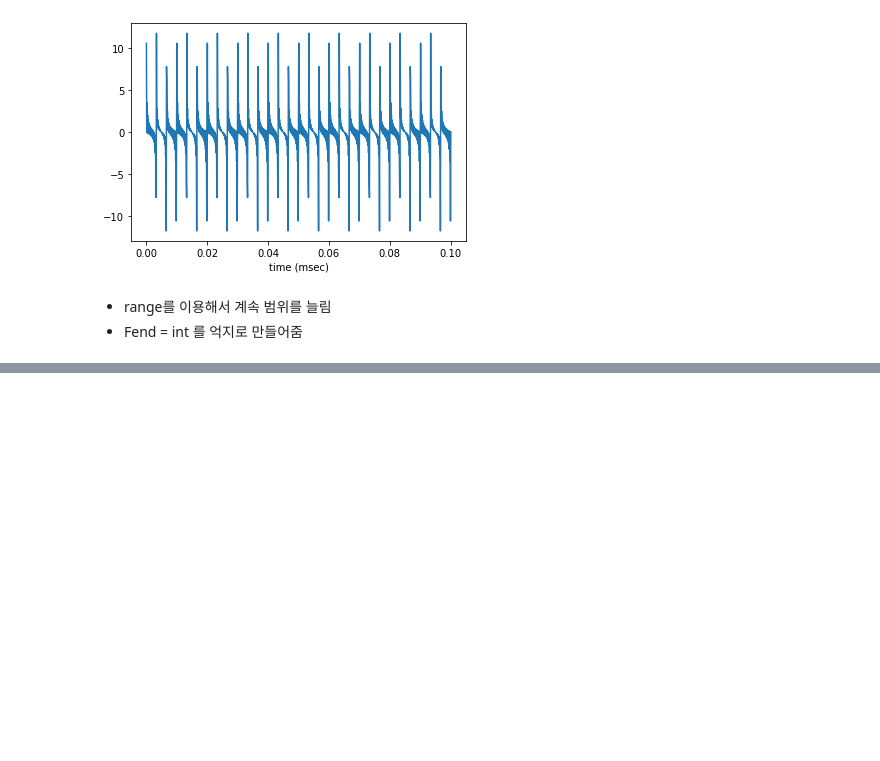
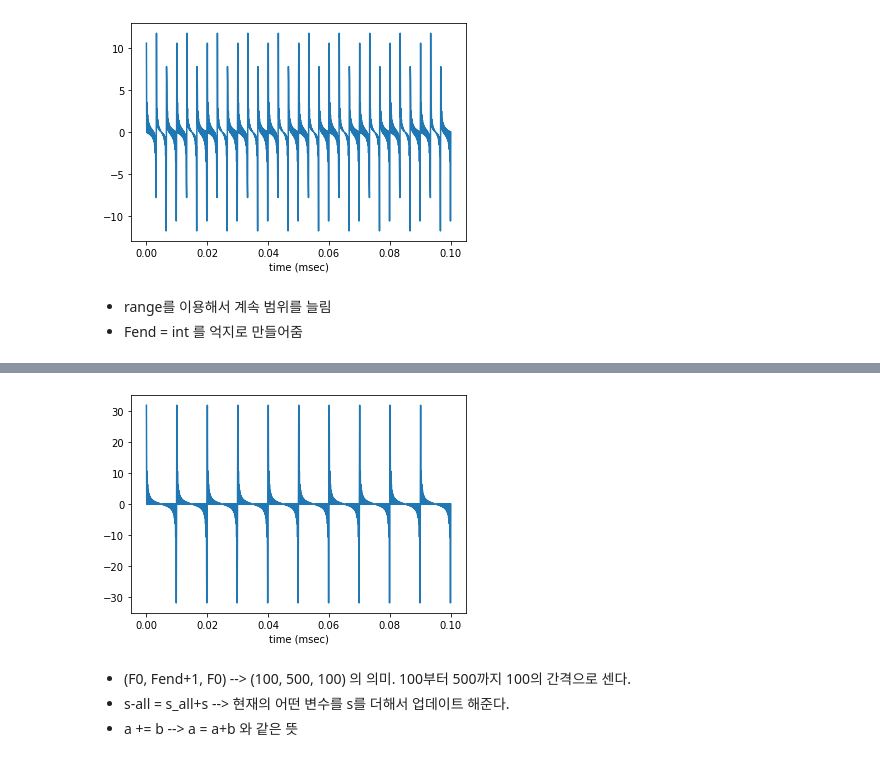
Before and after one commit to 2018130864-KwonHaYeon/class2021Spring, a Jupyter notebook: sound.ipynb, the cells around one changed output, grey strips where cells are left out. Cells and saved outputs as stored; diff of their text form; code cells hidden in the pictures; blank space fills up the shorter version.

```diff
--- a/sound.ipynb
+++ b/sound.ipynb
@@ -60,7 +60,7 @@ theta = t * 2*np.pi * freq
 - 100개짜리를 만들어야 하므로 (원하는 frequency = 100이므로) 제일 끝에 있는 것에 100을 곱하여 맨 끝이 2π 가 아니라 200 π가 되어야 한다.
 # %%
 # generate signal by cosine-phasor
-s = np.sin(theta)
+s = amp * np.sin(theta)
 # %% [markdown]
 - sine wave를 만들기 위한 함수
 - sin(): 괄호 안에 각도가 radian의 형태로 변형되어 들어간다. (180도, 360도가 아니라 radian 으로 변환)
@@ -246,7 +251,7 @@ def phasor_sine(amp, sr, dur, freq):
 
   t = np.arange(1, sr * dur+1)/sr
   theta = t * 2*np.pi * freq
-  s = np.sin(theta)
+  s = amp * np.sin(theta)
 
   return s, t, theta
 # %%
@@ -260,7 +265,7 @@ def phasor_complex(amp, sr, dur, freq):
 
   t = np.arange(1, sr * dur+1)/sr
   theta = t * 2*np.pi * freq
-  c = np.exp(theta*1j)
+  c = amp * np.exp(theta*1j)
 
   return c, t, theta
 # %%
@@ -299,0 +319,20 @@ ipd.Audio(s_all, rate=sr)
+# %%
+# parameter setting
+amp = 1
+sr = 10000
+dur = 0.5
+
+F0 = 100
+Fend = int(sr/2)
+
+s_all = 0
+for freq in range(F0, Fend+1, F0):                  # Nyquist Frequency
+  s, t, theta = phasor_sine(amp, sr, dur, freq)
+  s_all += s
+
+fig = plt.figure()
+ax = fig.add_subplot(111)
+ax.plot(t[0:1000], s_all[0:1000]);
+ax.set_xlabel('time (msec)')
+ipd.Audio(s_all, rate=sr)
+# %% [output]
@@ -299,0 +340,5 @@ ipd.Audio(s_all, rate=sr)
+[figure, added]
+# %% [markdown]
+- (F0, Fend+1, F0) --> (100, 500, 100) 의 의미. 100부터 500까지 100의 간격으로 센다.
+- s-all = s_all+s --> 현재의 어떤 변수를 s를 더해서 업데이트 해준다.
+- a += b --> a = a+b 와 같은 뜻
```
Also changed, not shown: parts of 24 cells of this notebook.
